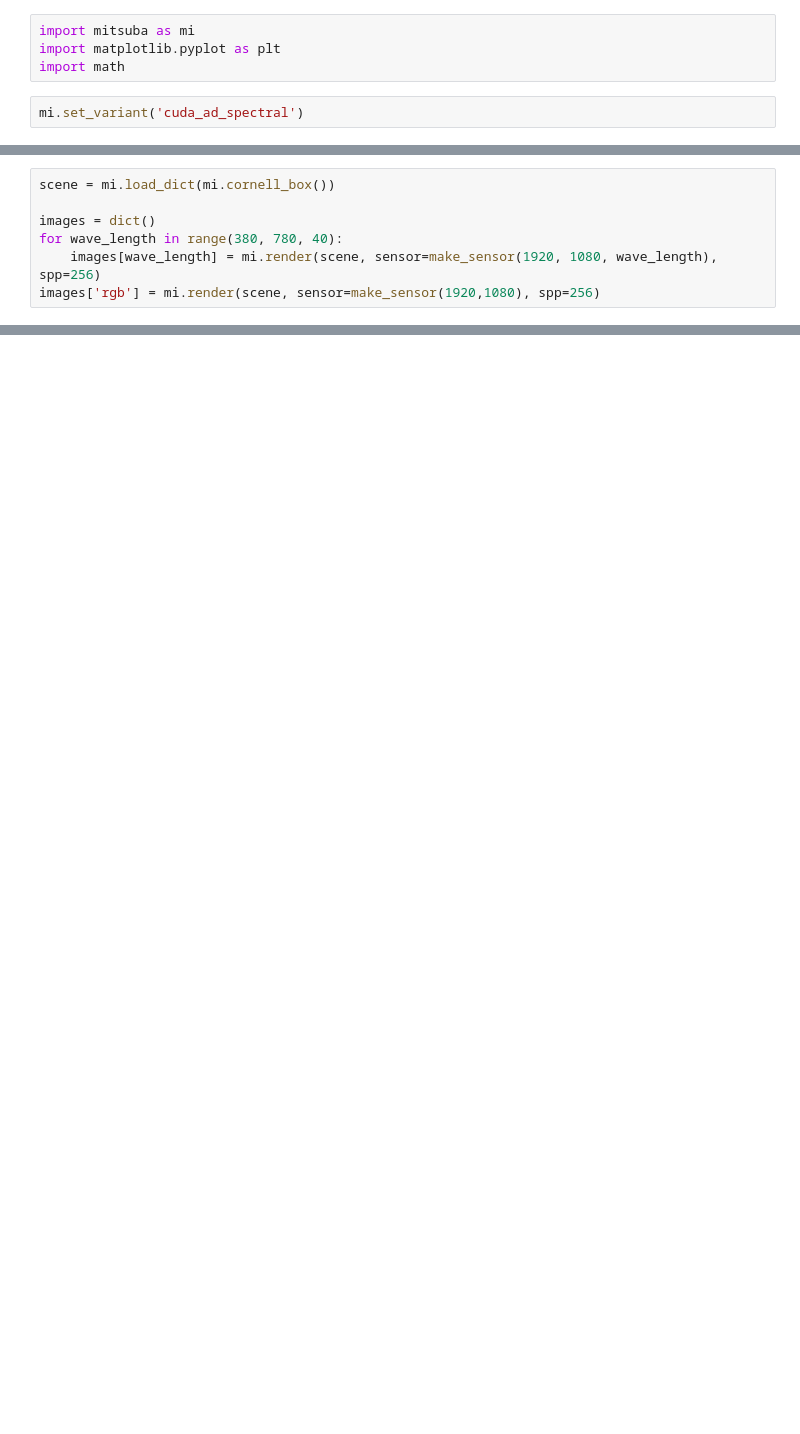
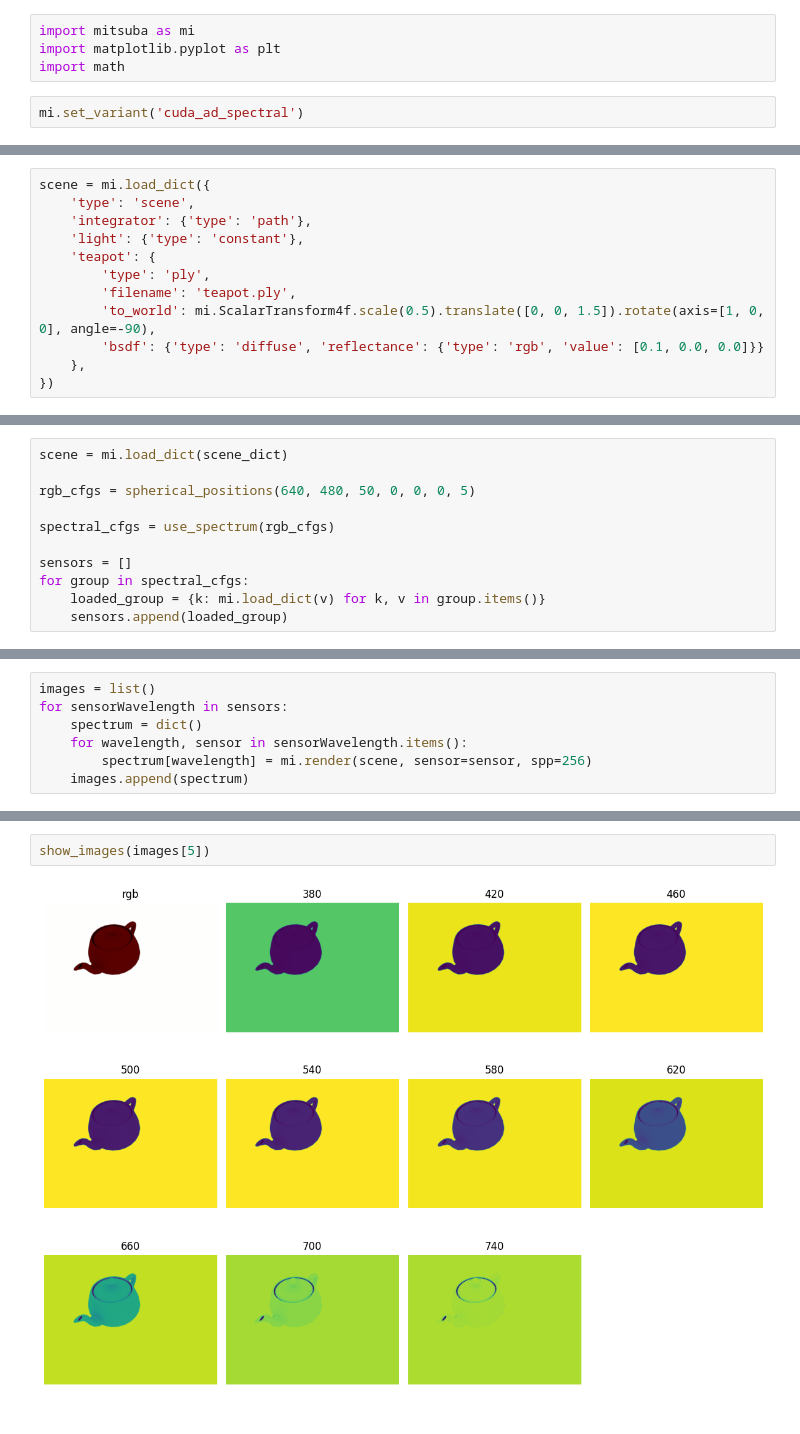
Before and after one commit to H5JKey/mitsuba-dataset-scripts, a Jupyter notebook: dataset.ipynb, the cells around one changed output, grey strips where cells are left out. Saved outputs shown, nothing was run; the diff lists cells and outputs as text; blank space fills up the shorter version.

Commit message:
feat: new scene

```diff
--- a/dataset.ipynb
+++ b/dataset.ipynb
@@ -39,0 +32,12 @@ def make_sensor(width : int, height : int, wave_length: Optional[float] = None)
+# %%
+scene = mi.load_dict({
+    'type': 'scene',
+    'integrator': {'type': 'path'},
+    'light': {'type': 'constant'},
+    'teapot': {
+        'type': 'ply',
+        'filename': 'teapot.ply',
+        'to_world': mi.ScalarTransform4f.scale(0.5).translate([0, 0, 1.5]).rotate(axis=[1, 0, 0], angle=-90),
+        'bsdf': {'type': 'diffuse', 'reflectance': {'type': 'rgb', 'value': [0.1, 0.0, 0.0]}}
+    },
+})
@@ -40,7 +105,11 @@ def make_sensor(width : int, height : int, wave_length: Optional[float] = None)
 # %%
-scene = mi.load_dict(mi.cornell_box())
+scene = mi.load_dict(scene_dict)
 
-images = dict()
-for wave_length in range(380, 780, 40):
-    images[wave_length] = mi.render(scene, sensor=make_sensor(1920, 1080, wave_length), spp=256)
-images['rgb'] = mi.render(scene, sensor=make_sensor(1920,1080), spp=256)
+rgb_cfgs = spherical_positions(640, 480, 50, 0, 0, 0, 5)
+
+spectral_cfgs = use_spectrum(rgb_cfgs)
+
+sensors = []
+for group in spectral_cfgs:
+    loaded_group = {k: mi.load_dict(v) for k, v in group.items()}
+    sensors.append(loaded_group)
@@ -79,0 +116,7 @@ show_images(images, cols=3)
+# %%
+images = list()
+for sensorWavelength in sensors:
+    spectrum = dict()
+    for wavelength, sensor in sensorWavelength.items():
+        spectrum[wavelength] = mi.render(scene, sensor=sensor, spp=256)
+    images.append(spectrum)
@@ -79,0 +205,4 @@ show_images(images, cols=3)
+# %%
+show_images(images[5])
+# %% [output]
+[figure, added]
```
Also changed, not shown: parts of 11 cells of this notebook.
